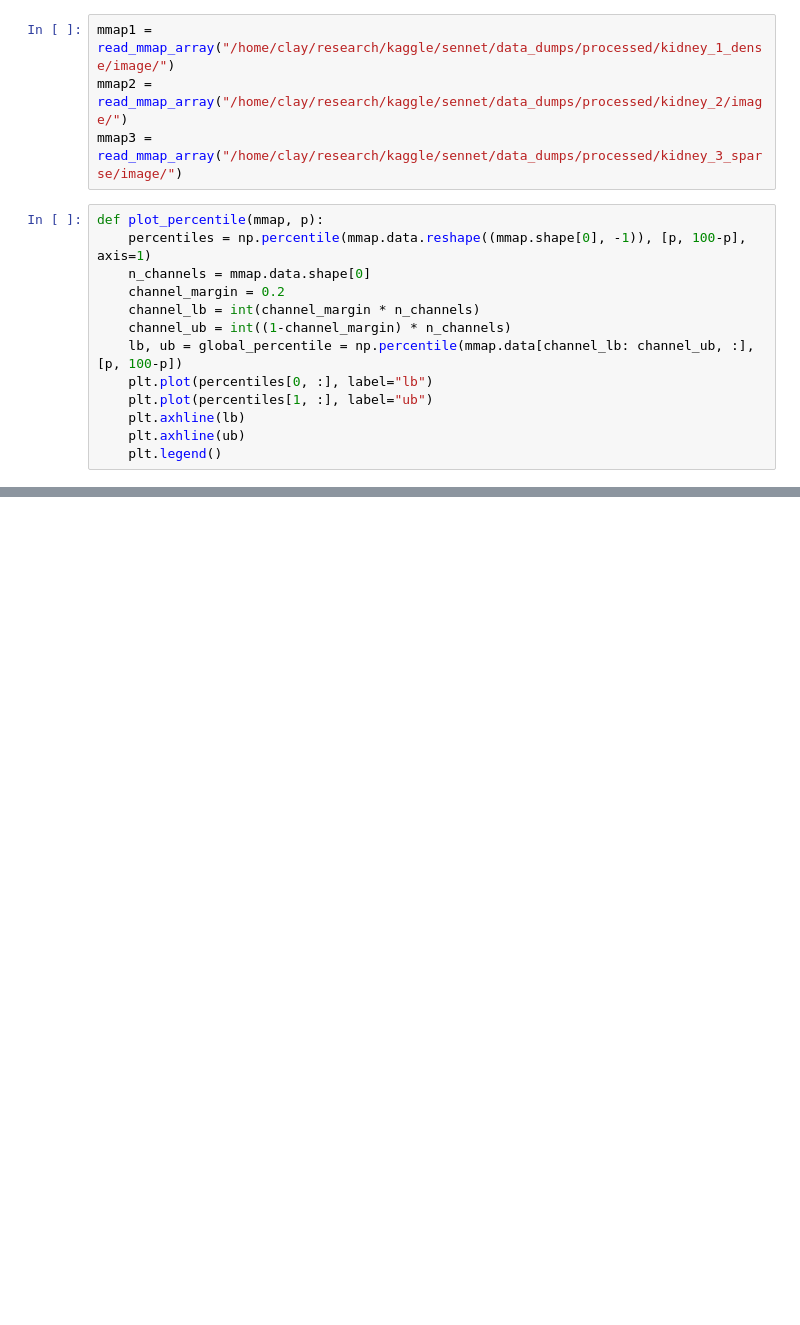
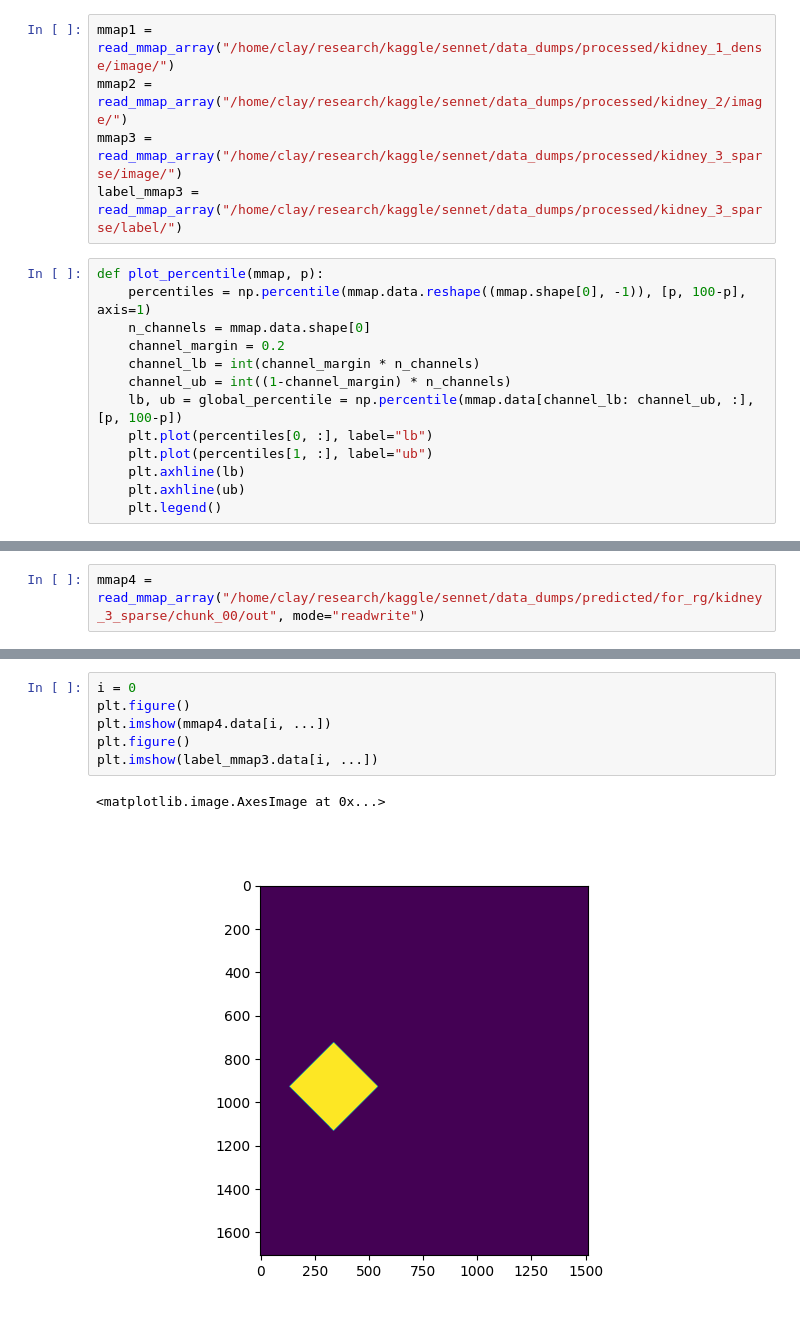
Before and after one commit to viktorcikojevic/kaggle_sennet, a Jupyter notebook: notebooks/exp_eda.ipynb, the cells around one changed output, grey strips where cells are left out. Drawn from its saved outputs; the diff is of its cells as text; blank space fills up the shorter version.

```diff
--- a/notebooks/exp_eda.ipynb
+++ b/notebooks/exp_eda.ipynb
@@ -11,6 +14,7 @@ import numpy as np
 mmap1 = read_mmap_array("/home/clay/research/kaggle/sennet/data_dumps/processed/kidney_1_dense/image/")
 mmap2 = read_mmap_array("/home/clay/research/kaggle/sennet/data_dumps/processed/kidney_2/image/")
 mmap3 = read_mmap_array("/home/clay/research/kaggle/sennet/data_dumps/processed/kidney_3_sparse/image/")
+label_mmap3 = read_mmap_array("/home/clay/research/kaggle/sennet/data_dumps/processed/kidney_3_sparse/label/")
 # %%
 def plot_percentile(mmap, p):
     percentiles = np.percentile(mmap.data.reshape((mmap.shape[0], -1)), [p, 100-p], axis=1)
@@ -38,0 +68,2 @@ plot_percentile(mmap3, 1)
+# %%
+mmap4 = read_mmap_array("/home/clay/research/kaggle/sennet/data_dumps/predicted/for_rg/kidney_3_sparse/chunk_00/out", mode="readwrite")
@@ -38,0 +94,9 @@ plot_percentile(mmap3, 1)
+# %%
+i = 0
+plt.figure()
+plt.imshow(mmap4.data[i, ...])
+plt.figure()
+plt.imshow(label_mmap3.data[i, ...])
+# %% [output]
+<matplotlib.image.AxesImage at 0x...>
+[figure, added]
```
Also changed, not shown: parts of 14 cells of this notebook, 14 other files.
